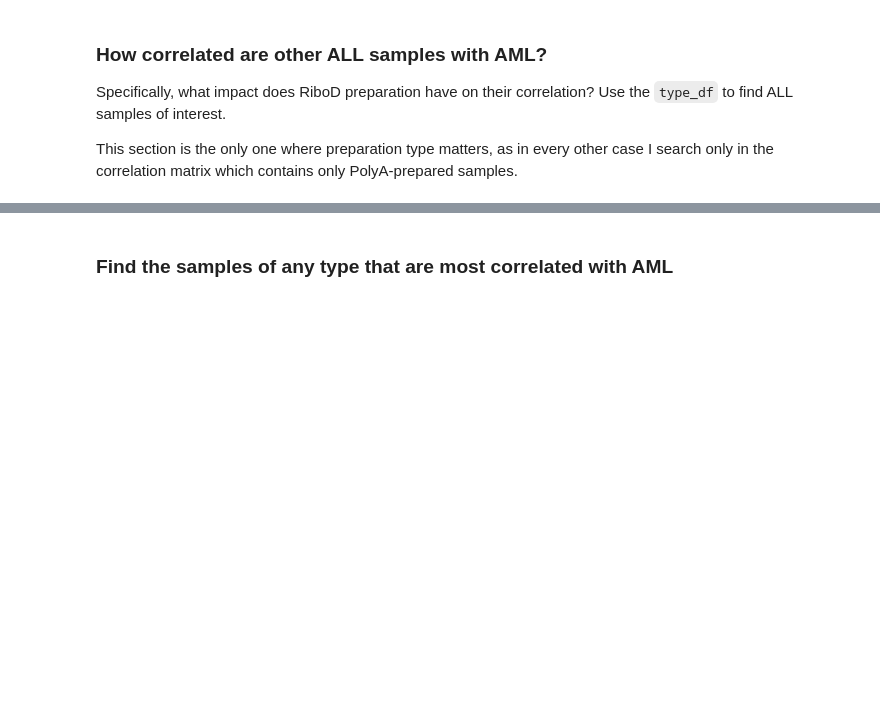
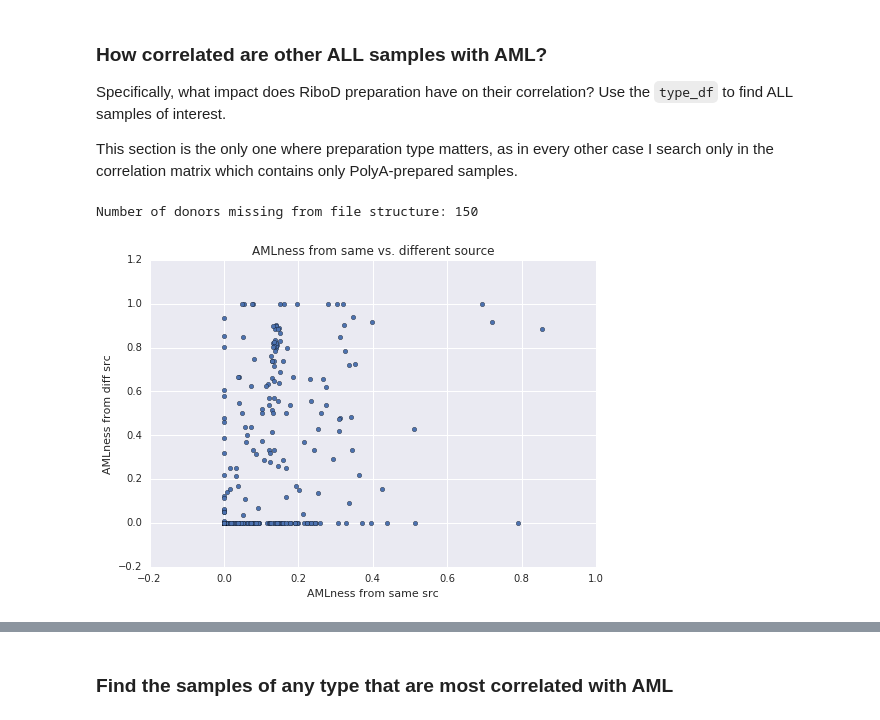
Before and after one commit to KellerJordan/TURG-Research, a Jupyter notebook: Analysis.ipynb, the cells around one changed output, grey strips where cells are left out. Drawn from its saved outputs; the diff is of its cells as text; code cells hidden in the pictures; blank space fills up the shorter version.

Commit message:
create scatterplot of same-src amlness vs diff-src amlness, complete project report

```diff
--- a/Analysis.ipynb
+++ b/Analysis.ipynb
@@ -74,3 +74,55 @@ plt.show()
 Specifically, what impact does RiboD preparation have on their correlation? Use the `type_df` to find ALL samples of interest.
 
 This section is the only one where preparation type matters, as in every other case I search only in the correlation matrix which contains only PolyA-prepared samples.
+# %%
+samples_with_ALL = get_samples_by_disease(ALL, type_df, meta_df)
+fracs_aml_all = pd.Series()
+fracs_aml_same = pd.Series()
+fracs_aml_diff = pd.Series()
+sources = pd.Series()
+sub_sources = pd.Series()
+prep_types = pd.Series()
+for sample_id in samples_with_ALL:
+
+    disease_distrib_all = diseases_correlated_above_threshold(sample_id, corr_df, type_df)
+    disease_distrib_same = diseases_correlated_above_threshold(sample_id, corr_df, type_df, diff_src=False)
+    disease_distrib_diff = diseases_correlated_above_threshold(sample_id, corr_df, type_df, same_src=False)
+    if disease_distrib_all is not None:
+        fracs_aml_all[sample_id] = disease_distrib_all.get(AML, 0.0)
+        fracs_aml_same[sample_id] = disease_distrib_same.get(AML, 0.0)
+        fracs_aml_diff[sample_id] = disease_distrib_diff.get(AML, 0.0)
+
+    sample_info = sample_id_info(sample_id)
+    sources[sample_id] = sample_info['source']
+    sub_sources[sample_id] = sample_info['sub_source']
+#     donors[sample_id] = sample_info['donor']
+
+    sample_prep = prep_df.loc[sample_id]['libSelType']
+    if type(sample_prep) == pd.Series:
+        sample_prep = sample_prep.iloc[0]
+    prep_types[sample_id] = sample_prep
+
+samples_df = pd.DataFrame({'frac_AML': fracs_aml_all,
+                           'frac_AML_same': fracs_aml_same,
+                           'frac_AML_diff': fracs_aml_diff,
+                           'source': sources,
+                           'sub_source': sub_sources,
+                           'prep_type': prep_types})
+samples_df.index.name = 'THid'
+samples_df = samples_df[pd.notnull(samples_df['frac_AML_same'])]
+# %% [output]
+Number of donors missing from file structure: 150
+# %%
+# samples_df_thr = samples_df
+# samples_df_thr = samples_df.loc[samples_df['source'] == 'TARGET']
+# samples_df_thr = samples_df.loc[samples_df['source'] == 'THR'].loc[samples_df['sub_source'] == '08']
+palette = sb.color_palette(n_colors=10)
+for i, subsrc in enumerate(samples_df['sub_source'].unique()):
+    samples_df_thr = samples_df.loc[samples_df['sub_source'] == subsrc]
+    plt.scatter(samples_df_thr['frac_AML_same'], samples_df_thr['frac_AML_diff'], c=palette[0])
+plt.title('AMLness from same vs. different source')
+plt.xlabel('AMLness from same src')
+plt.ylabel('AMLness from diff src')
+plt.show()
+# %% [output]
+[figure, added]
```
Also changed, not shown: parts of 11 cells of this notebook, 6 other files.
